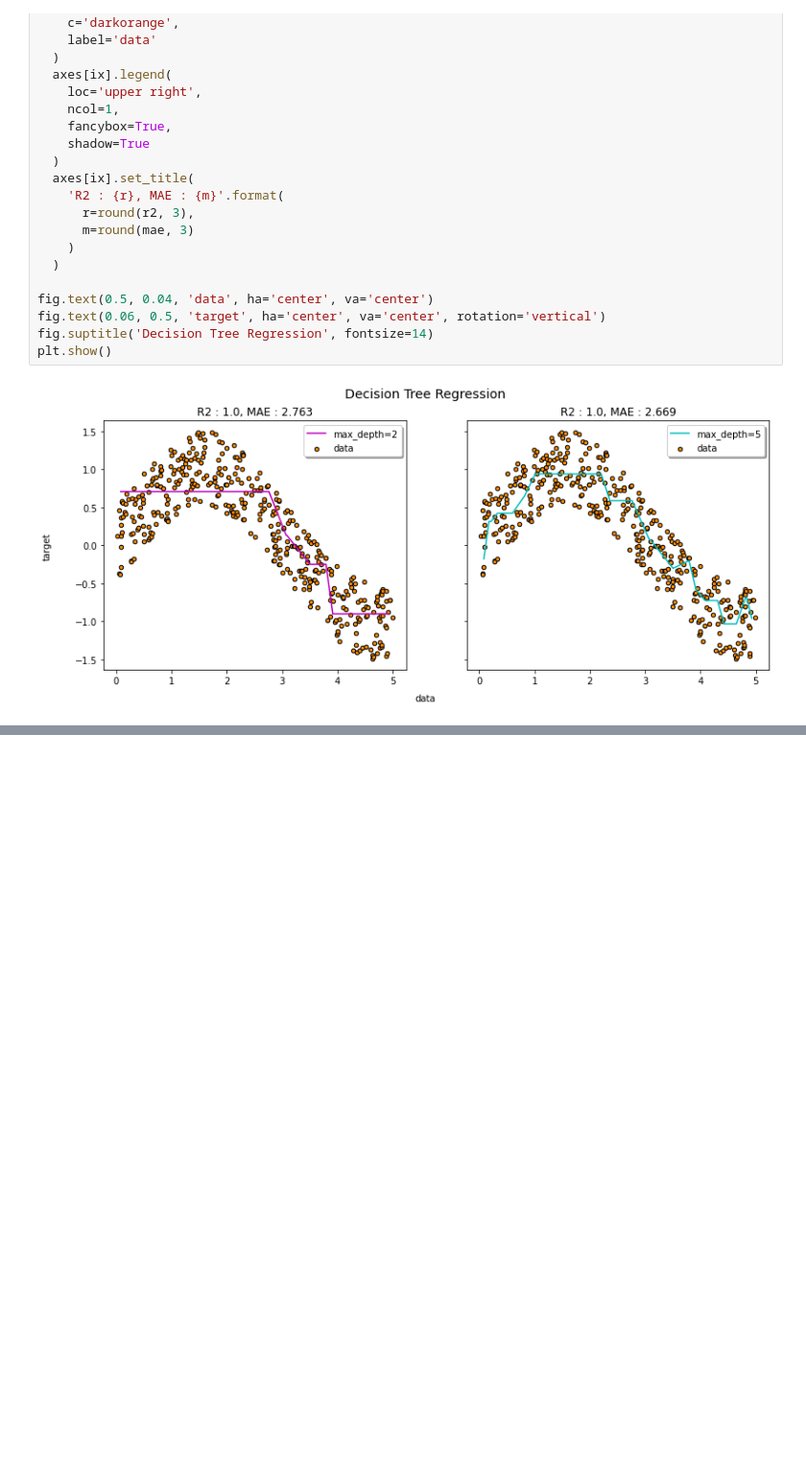
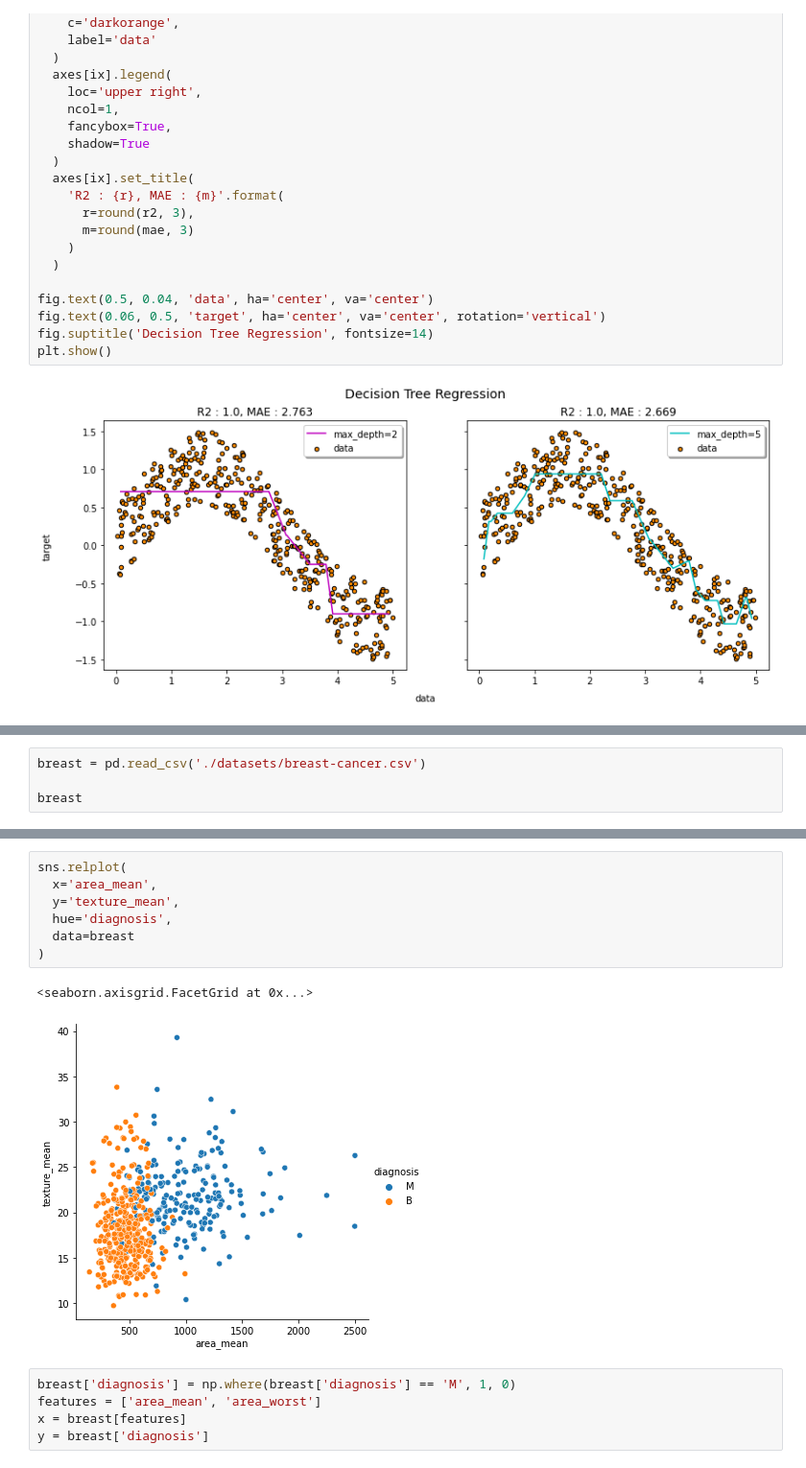
Before and after one commit to Bob-Cheol/bobtory, a Jupyter notebook: study/BigDataAnalyst/6. 머신러닝 - 지도학습.ipynb, the cells around one changed output, grey strips where cells are left out. Shown at 96% size. Drawn from its saved outputs; the diff is of its cells as text; blank space fills up the shorter version.

```diff
--- a/study/BigDataAnalyst/6. 머신러닝 - 지도학습.ipynb
+++ b/study/BigDataAnalyst/6. 머신러닝 - 지도학습.ipynb
@@ -2556,0 +2622,4 @@ plt.show()
+# %%
+breast = pd.read_csv('./datasets/breast-cancer.csv')
+
+breast
@@ -2556,0 +2640,15 @@ plt.show()
+# %%
+sns.relplot(
+  x='area_mean',
+  y='texture_mean',
+  hue='diagnosis',
+  data=breast
+)
+# %% [output]
+<seaborn.axisgrid.FacetGrid at 0x...>
+[figure, added]
+# %%
+breast['diagnosis'] = np.where(breast['diagnosis'] == 'M', 1, 0)
+features = ['area_mean', 'area_worst']
+x = breast[features]
+y = breast['diagnosis']
```
Also changed, not shown: parts of 50 cells of this notebook, 2 other files.
